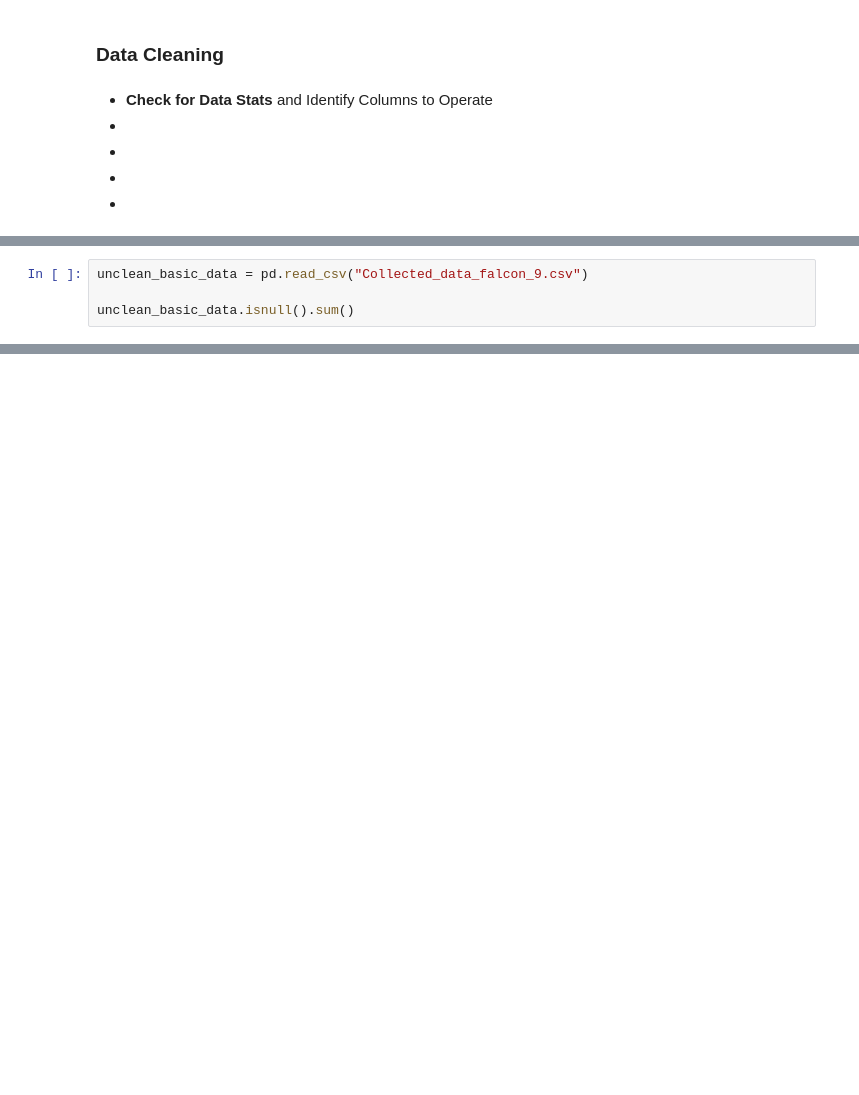
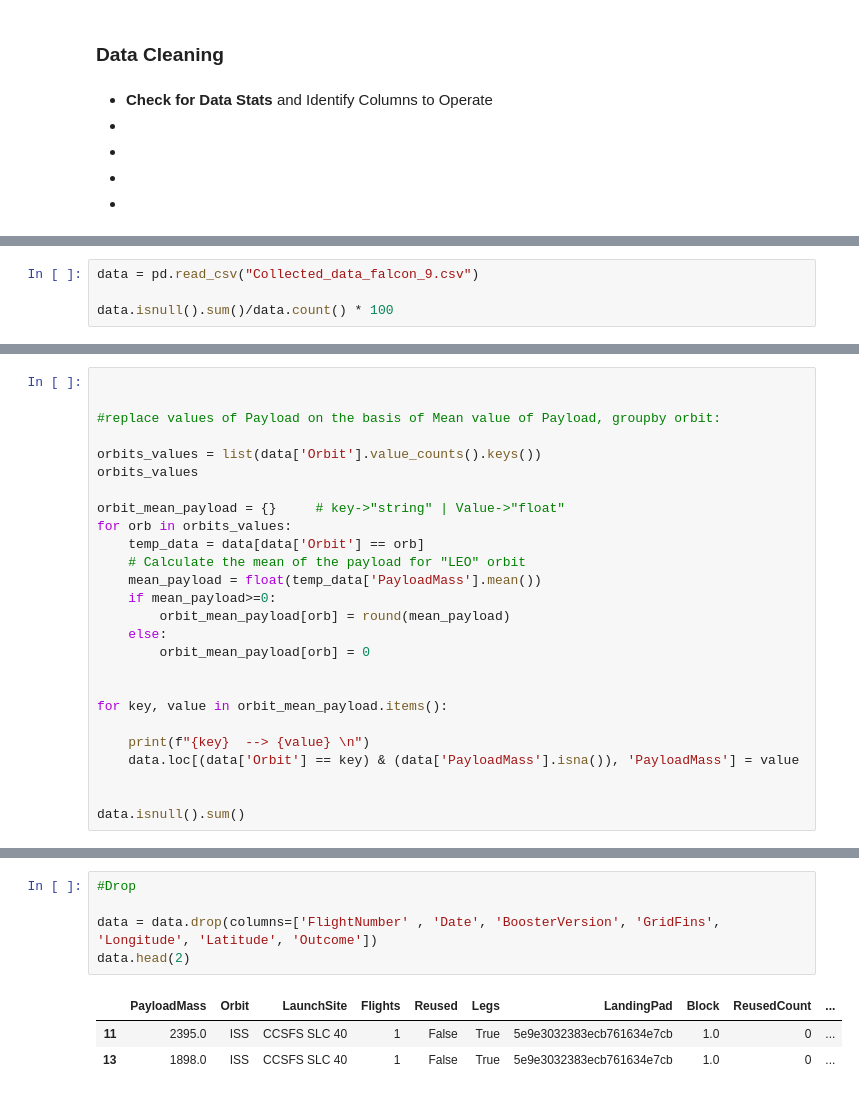
Before and after one commit to ChakshuGrover225/SpaceX-Falcon9-Launch-Mission-Success-Prediction---EDA, a Jupyter notebook: Data_Cleaning.ipynb, the cells around one changed output, grey strips where cells are left out. Saved outputs shown, nothing was run; the diff lists cells and outputs as text; blank space fills up the shorter version.

```diff
--- a/Data_Cleaning.ipynb
+++ b/Data_Cleaning.ipynb
@@ -15,5 +16,5 @@ import matplotlib.pyplot as plt
 # %%
-unclean_basic_data = pd.read_csv("Collected_data_falcon_9.csv")
+data = pd.read_csv("Collected_data_falcon_9.csv")
 
-unclean_basic_data.isnull().sum()
+data.isnull().sum()/data.count() * 100
 # %% [output]
@@ -73,0 +45,26 @@ dtype: int64
+# %%
+
+
+#replace values of Payload on the basis of Mean value of Payload, groupby orbit:
+
+orbits_values = list(data['Orbit'].value_counts().keys())
+orbits_values
+
+orbit_mean_payload = {}     # key->"string" | Value->"float"
+for orb in orbits_values:
+    temp_data = data[data['Orbit'] == orb]
+    # Calculate the mean of the payload for "LEO" orbit
+    mean_payload = float(temp_data['PayloadMass'].mean())
+    if mean_payload>=0:
+        orbit_mean_payload[orb] = round(mean_payload)
+    else:
+        orbit_mean_payload[orb] = 0
+
+
+for key, value in orbit_mean_payload.items():
+
+    print(f"{key}  --> {value} \n")
+    data.loc[(data['Orbit'] == key) & (data['PayloadMass'].isna()), 'PayloadMass'] = value
+
+
+data.isnull().sum()
@@ -73,0 +177,9 @@ dtype: int64
+# %%
+#Drop
+
+data = data.drop(columns=['FlightNumber' , 'Date', 'BoosterVersion', 'GridFins', 'Longitude', 'Latitude', 'Outcome'])
+data.head(2)
+# %% [output]
+|  | PayloadMass | Orbit | LaunchSite | Flights | Reused | Legs | LandingPad | Block | ReusedCount | ... |
+| 11 | 2395.0 | ISS | CCSFS SLC 40 | 1 | False | True | 5e9e3032383ecb761634e7cb | 1.0 | 0 | ... |
+| 13 | 1898.0 | ISS | CCSFS SLC 40 | 1 | False | True | 5e9e3032383ecb761634e7cb | 1.0 | 0 | ... |
```
Also changed, not shown: parts of 16 cells of this notebook, 1 other file.
